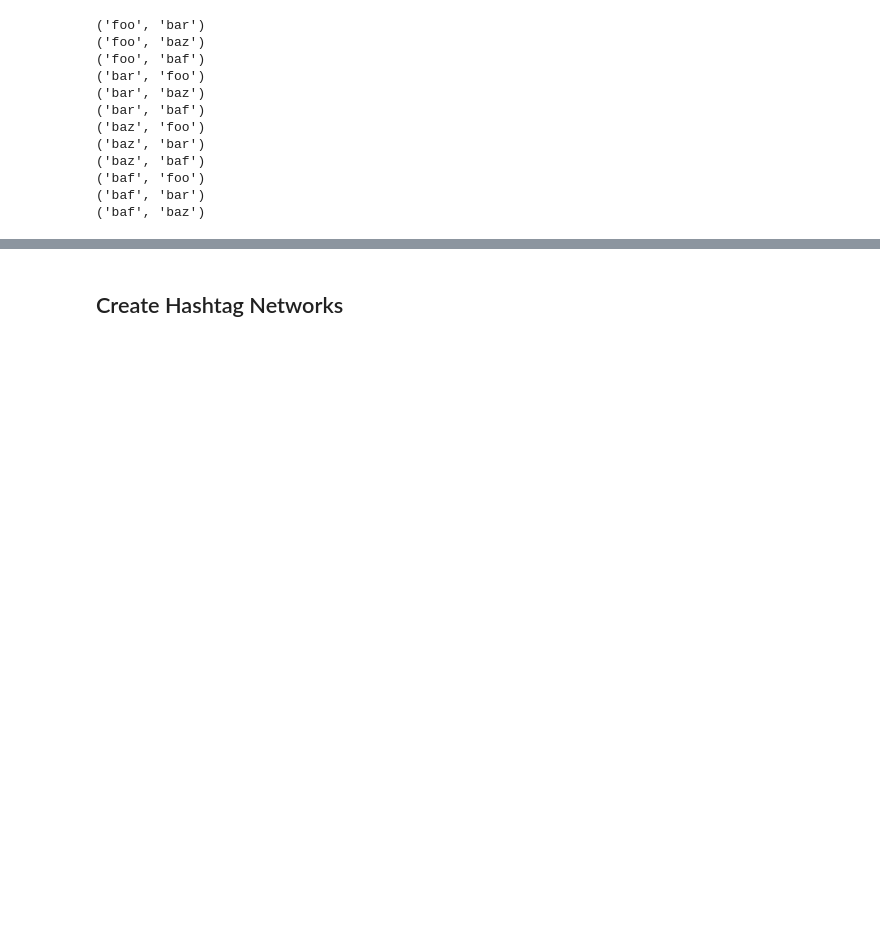
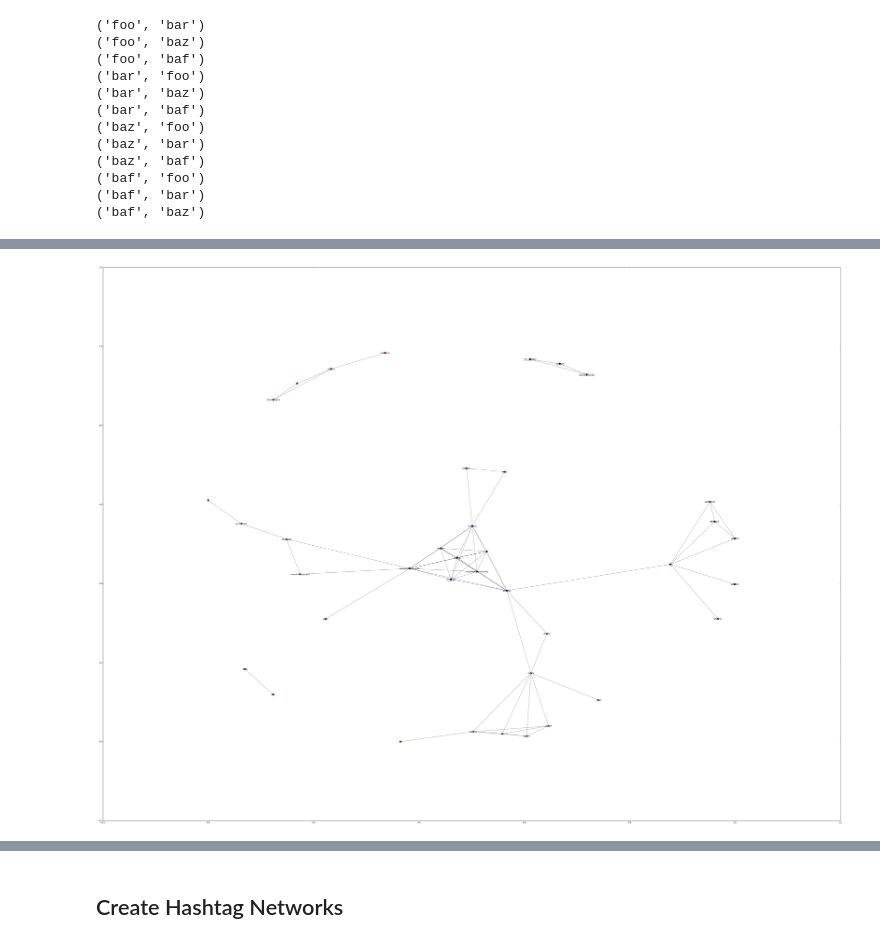
Before and after one commit to maksim2042/PolNet2014, a Jupyter notebook: Social Media Mining -- PolNet 2014.ipynb, the cells around one changed output, grey strips where cells are left out. Saved outputs shown, nothing was run; the diff lists cells and outputs as text; code cells hidden in the pictures; blank space fills up the shorter version.

```diff
--- a/Social Media Mining -- PolNet 2014.ipynb
+++ b/Social Media Mining -- PolNet 2014.ipynb
@@ -147,0 +149,4 @@ Length of statuses 200
+# %%
+community.plot_community(hh2,filename="hh2.pdf")
+# %% [output]
+[figure, added]
```
Also changed, not shown: parts of 9 cells of this notebook, 2 other files.
